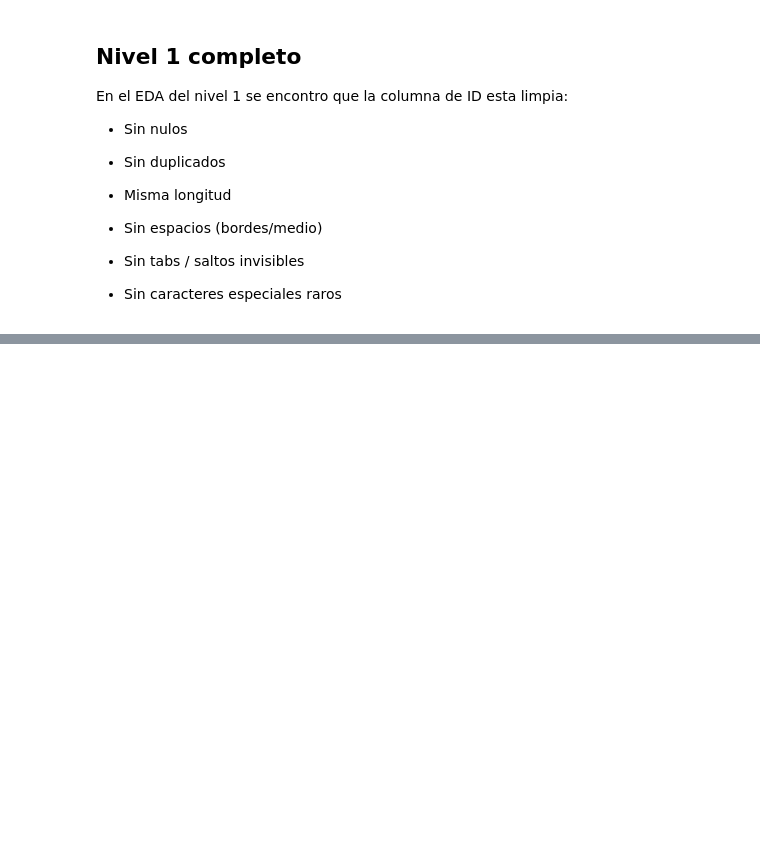
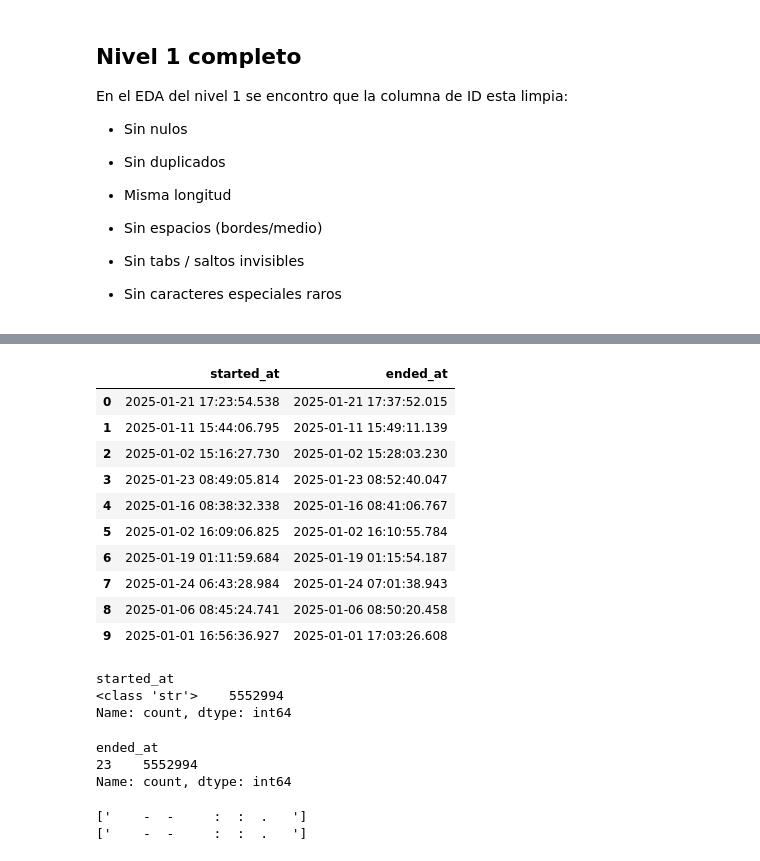
Before and after one commit to urcuninna/cyclistic_project, a Jupyter notebook: eda_diagnostico.ipynb, the cells around one changed output, grey strips where cells are left out. Cells and saved outputs as stored; diff of their text form; code cells hidden in the pictures; blank space fills up the shorter version.

```diff
--- a/eda_diagnostico.ipynb
+++ b/eda_diagnostico.ipynb
@@ -271,0 +281,38 @@ En el EDA del nivel 1 se encontro que la columna de ID esta limpia:
+# %%
+df[['started_at','ended_at']].head(10)
+# %% [output]
+|  | started_at | ended_at |
+| 0 | 2025-01-21 17:23:54.538 | 2025-01-21 17:37:52.015 |
+| 1 | 2025-01-11 15:44:06.795 | 2025-01-11 15:49:11.139 |
+| 2 | 2025-01-02 15:16:27.730 | 2025-01-02 15:28:03.230 |
+| 3 | 2025-01-23 08:49:05.814 | 2025-01-23 08:52:40.047 |
+| 4 | 2025-01-16 08:38:32.338 | 2025-01-16 08:41:06.767 |
+| 5 | 2025-01-02 16:09:06.825 | 2025-01-02 16:10:55.784 |
+| 6 | 2025-01-19 01:11:59.684 | 2025-01-19 01:15:54.187 |
+| 7 | 2025-01-24 06:43:28.984 | 2025-01-24 07:01:38.943 |
+| 8 | 2025-01-06 08:45:24.741 | 2025-01-06 08:50:20.458 |
+| 9 | 2025-01-01 16:56:36.927 | 2025-01-01 17:03:26.608 |
+# %%
+df['ended_at'].apply(type).value_counts()
+df['started_at'].apply(type).value_counts()
+# %% [output]
+started_at
+<class 'str'>    5552994
+Name: count, dtype: int64
+# %%
+#Longitud de los valores en 'started_at' y 'ended_at'
+
+df['started_at'].astype('str').str.len().value_counts()
+df['ended_at'].astype('str').str.len().value_counts()
+# %% [output]
+ended_at
+23    5552994
+Name: count, dtype: int64
+# %%
+# Inspección visual de los separadores únicos en 'started_at' y 'ended_at'
+
+print(df['started_at'].replace(r'\d',' ', regex=True).unique())
+print(df['ended_at'].replace(r'\d',' ', regex=True).unique())
+# %% [output]
+['    -  -     :  :  .   ']
+['    -  -     :  :  .   ']
```
Also changed, not shown: parts of 11 cells of this notebook.
